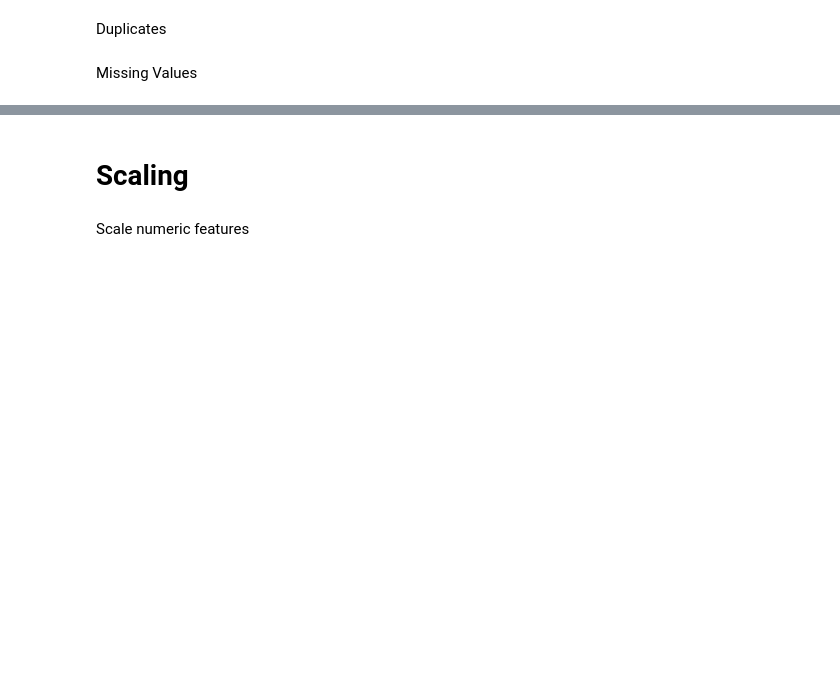
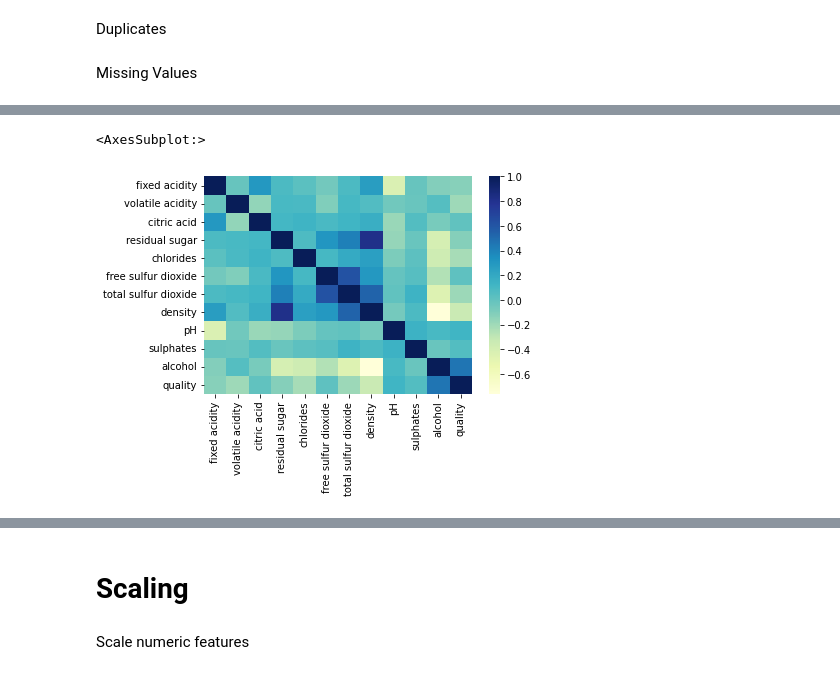
Before and after one commit to LouiseDantas/WineRank, a Jupyter notebook: notebooks/datamodel.ipynb, the cells around one changed output, grey strips where cells are left out. Cells and saved outputs as stored; diff of their text form; code cells hidden in the pictures; blank space fills up the shorter version.

```diff
--- a/notebooks/datamodel.ipynb
+++ b/notebooks/datamodel.ipynb
@@ -63,0 +232,10 @@ data=data.dropna()
+# %%
+white_corr=white_data.corr()
+#top_corr_cols=red_corr.color.sort_values(ascending=False).keys()
+
+sns.heatmap(white_corr,xticklabels=corr.columns,
+            yticklabels=corr.columns,
+           cmap="YlGnBu")
+# %% [output]
+<AxesSubplot:>
+[figure, added]
```
Also changed, not shown: parts of 47 cells of this notebook.
